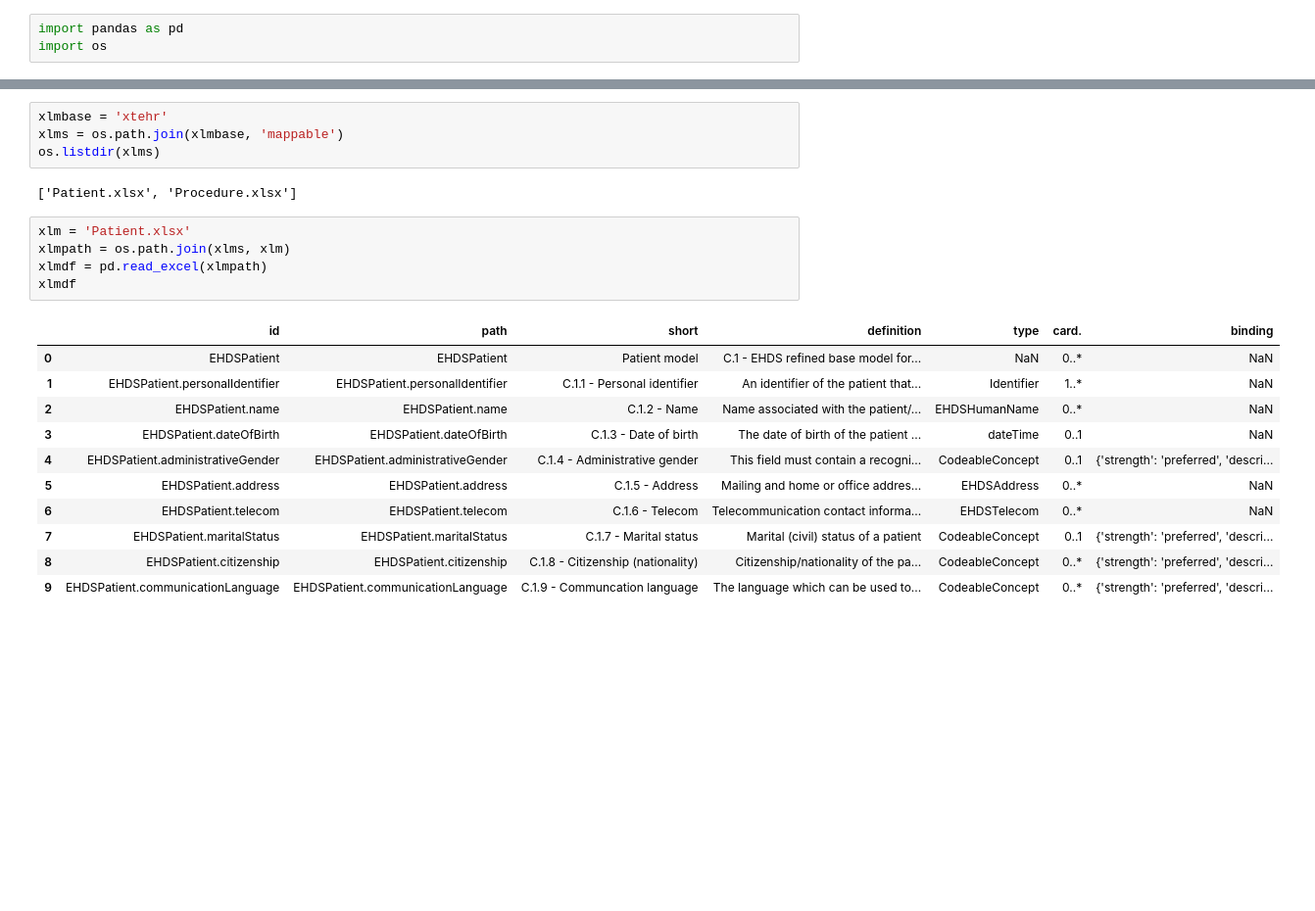
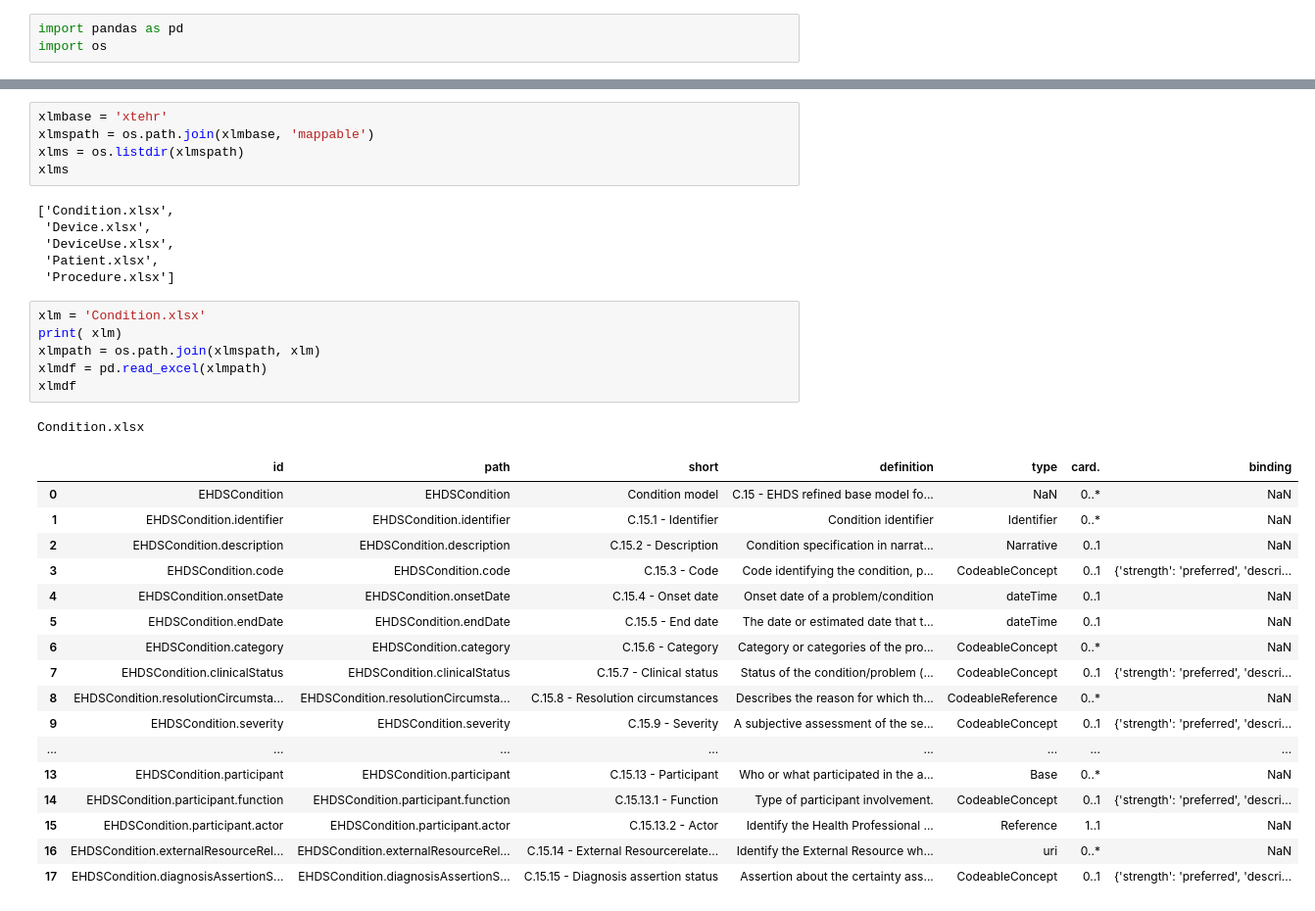
Before and after one commit to mgraauw/eu-nl-compared, a Jupyter notebook: mapping.ipynb, the cells around one changed output, grey strips where cells are left out. Shown at 98% size. Saved outputs shown, nothing was run; the diff lists cells and outputs as text; blank space fills up the shorter version.

Commit message:
Added Condition and Device

```diff
--- a/mapping.ipynb
+++ b/mapping.ipynb
@@ -34,25 +37,38 @@ zibdf
 # %%
 xlmbase = 'xtehr'
-xlms = os.path.join(xlmbase, 'mappable')
-os.listdir(xlms)
+xlmspath = os.path.join(xlmbase, 'mappable')
+xlms = os.listdir(xlmspath)
+xlms
 # %% [output]
-['Patient.xlsx', 'Procedure.xlsx']
+['Condition.xlsx',
+ 'Device.xlsx',
+ 'DeviceUse.xlsx',
+ 'Patient.xlsx',
+ 'Procedure.xlsx']
 # %%
-xlm = 'Patient.xlsx'
-xlmpath = os.path.join(xlms, xlm)
+xlm = 'Condition.xlsx'
+print( xlm)
+xlmpath = os.path.join(xlmspath, xlm)
 xlmdf = pd.read_excel(xlmpath)
 xlmdf
 # %% [output]
+Condition.xlsx
 |  | id | path | short | definition | type | card. | binding |
-| 0 | EHDSPatient | EHDSPatient | Patient model | C.1 - EHDS refined base model for... | NaN | 0..* | NaN |
-| 1 | EHDSPatient.personalIdentifier | EHDSPatient.personalIdentifier | C.1.1 - Personal identifier | An identifier of the patient that... | Identifier | 1..* | NaN |
-| 2 | EHDSPatient.name | EHDSPatient.name | C.1.2 - Name | Name associated with the patient/... | EHDSHumanName | 0..* | NaN |
-| 3 | EHDSPatient.dateOfBirth | EHDSPatient.dateOfBirth | C.1.3 - Date of birth | The date of birth of the patient ... | dateTime | 0..1 | NaN |
-| 4 | EHDSPatient.administrativeGender | EHDSPatient.administrativeGender | C.1.4 - Administrative gender | This field must contain a recogni... | CodeableConcept | 0..1 | {'strength': 'preferred', 'descri... |
-| 5 | EHDSPatient.address | EHDSPatient.address | C.1.5 - Address | Mailing and home or office addres... | EHDSAddress | 0..* | NaN |
-| 6 | EHDSPatient.telecom | EHDSPatient.telecom | C.1.6 - Telecom | Telecommunication contact informa... | EHDSTelecom | 0..* | NaN |
-| 7 | EHDSPatient.maritalStatus | EHDSPatient.maritalStatus | C.1.7 - Marital status | Marital (civil) status of a patient | CodeableConcept | 0..1 | {'strength': 'preferred', 'descri... |
-| 8 | EHDSPatient.citizenship | EHDSPatient.citizenship | C.1.8 - Citizenship (nationality) | Citizenship/nationality of the pa... | CodeableConcept | 0..* | {'strength': 'preferred', 'descri... |
-| 9 | EHDSPatient.communicationLanguage | EHDSPatient.communicationLanguage | C.1.9 - Communcation language | The language which can be used to... | CodeableConcept | 0..* | {'strength': 'preferred', 'descri... |
+| 0 | EHDSCondition | EHDSCondition | Condition model | C.15 - EHDS refined base model fo... | NaN | 0..* | NaN |
+| 1 | EHDSCondition.identifier | EHDSCondition.identifier | C.15.1 - Identifier | Condition identifier | Identifier | 0..* | NaN |
+| 2 | EHDSCondition.description | EHDSCondition.description | C.15.2 - Description | Condition specification in narrat... | Narrative | 0..1 | NaN |
+| 3 | EHDSCondition.code | EHDSCondition.code | C.15.3 - Code | Code identifying the condition, p... | CodeableConcept | 0..1 | {'strength': 'preferred', 'descri... |
+| 4 | EHDSCondition.onsetDate | EHDSCondition.onsetDate | C.15.4 - Onset date | Onset date of a problem/condition | dateTime | 0..1 | NaN |
+| 5 | EHDSCondition.endDate | EHDSCondition.endDate | C.15.5 - End date | The date or estimated date that t... | dateTime | 0..1 | NaN |
+| 6 | EHDSCondition.category | EHDSCondition.category | C.15.6 - Category | Category or categories of the pro... | CodeableConcept | 0..* | NaN |
+| 7 | EHDSCondition.clinicalStatus | EHDSCondition.clinicalStatus | C.15.7 - Clinical status | Status of the condition/problem (... | CodeableConcept | 0..1 | {'strength': 'preferred', 'descri... |
+| 8 | EHDSCondition.resolutionCircumsta... | EHDSCondition.resolutionCircumsta... | C.15.8 - Resolution circumstances | Describes the reason for which th... | CodeableReference | 0..* | NaN |
+| 9 | EHDSCondition.severity | EHDSCondition.severity | C.15.9 - Severity | A subjective assessment of the se... | CodeableConcept | 0..1 | {'strength': 'preferred', 'descri... |
+| ... | ... | ... | ... | ... | ... | ... | ... |
+| 13 | EHDSCondition.participant | EHDSCondition.participant | C.15.13 - Participant | Who or what participated in the a... | Base | 0..* | NaN |
+| 14 | EHDSCondition.participant.function | EHDSCondition.participant.function | C.15.13.1 - Function | Type of participant involvement. | CodeableConcept | 0..1 | {'strength': 'preferred', 'descri... |
+| 15 | EHDSCondition.participant.actor | EHDSCondition.participant.actor | C.15.13.2 - Actor | Identify the Health Professional ... | Reference | 1..1 | NaN |
+| 16 | EHDSCondition.externalResourceRel... | EHDSCondition.externalResourceRel... | C.15.14 - External Resourcerelate... | Identify the External Resource wh... | uri | 0..* | NaN |
+| 17 | EHDSCondition.diagnosisAssertionS... | EHDSCondition.diagnosisAssertionS... | C.15.15 - Diagnosis assertion status | Assertion about the certainty ass... | CodeableConcept | 0..1 | {'strength': 'preferred', 'descri... |
 # %%
 mapbase = 'maps'
```
Also changed, not shown: parts of 9 cells of this notebook, 21 other files.
